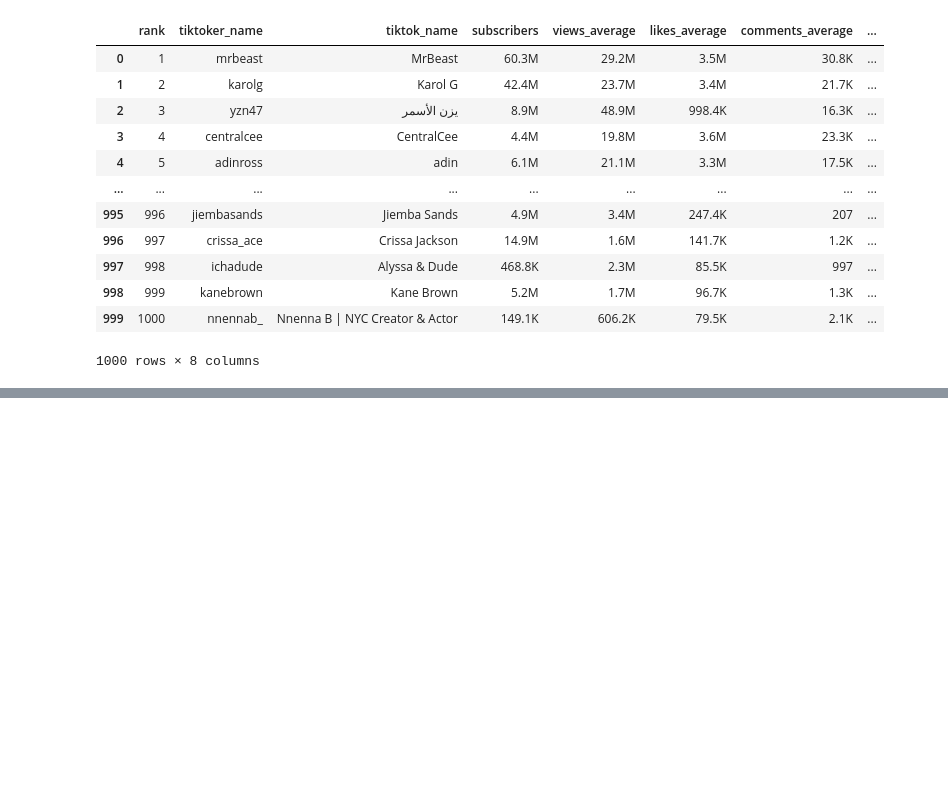
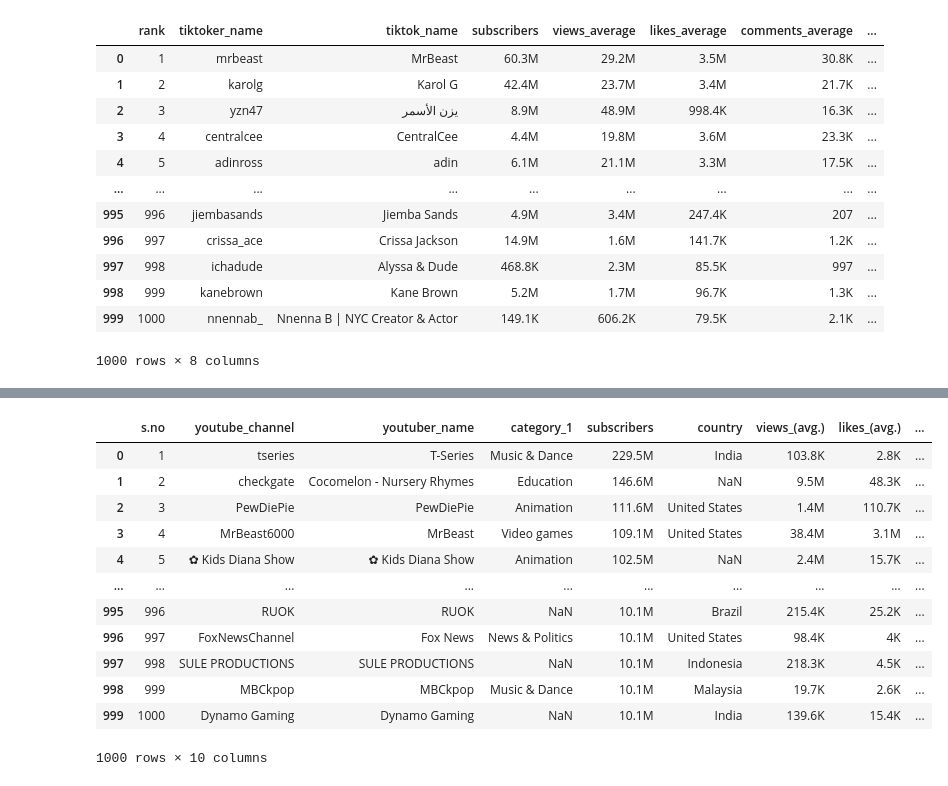
Before and after one commit to AlexOrtiz5/Social_Media, a Jupyter notebook: Clean_Media_Data.ipynb, the cells around one changed output, grey strips where cells are left out. Saved outputs shown, nothing was run; the diff lists cells and outputs as text; code cells hidden in the pictures; blank space fills up the shorter version.

```diff
--- a/Clean_Media_Data.ipynb
+++ b/Clean_Media_Data.ipynb
@@ -651,0 +870,40 @@ df10
+# %%
+# 1. Remove leading/trailing whitespace from column names
+df14.columns = df14.columns.str.strip()
+
+# 2. Standardize column names (lowercase and replace spaces with underscores)
+df14.columns = df14.columns.str.lower().str.replace(' ', '_').str.replace('-', '_')
+
+# 3. Clean string columns (if any) - assuming potential whitespace
+string_columns_14 = df14.select_dtypes(include='object').columns
+for col in string_columns_14:
+    df14[col] = df14[col].str.strip()
+
+# Rename columns for potential consistency
+column_mapping_14 = {
+    'youtube channel': 'youtube_channel_name',
+    'youtuber name': 'youtuber_name',
+    'category': 'category_1',  # Consistent with other files
+    'followers': 'subscribers',
+    '\ncountry': 'audience_country',  # Handling the newline
+    'views (avg.)': 'views_average',
+    'likes (avg.)': 'likes_average',
+    'comments (avg.)': 'comments_average',
+    'category_2': 'category_2'
+}
+df14.rename(columns=column_mapping_14, inplace=True)
+df14
+# %% [output]
+|  | s.no | youtube_channel | youtuber_name | category_1 | subscribers | country | views_(avg.) | likes_(avg.) | ... |
+| 0 | 1 | tseries | T-Series | Music & Dance | 229.5M | India | 103.8K | 2.8K | ... |
+| 1 | 2 | checkgate | Cocomelon - Nursery Rhymes | Education | 146.6M | NaN | 9.5M | 48.3K | ... |
+| 2 | 3 | PewDiePie | PewDiePie | Animation | 111.6M | United States | 1.4M | 110.7K | ... |
+| 3 | 4 | MrBeast6000 | MrBeast | Video games | 109.1M | United States | 38.4M | 3.1M | ... |
+| 4 | 5 | ✿ Kids Diana Show | ✿ Kids Diana Show | Animation | 102.5M | NaN | 2.4M | 15.7K | ... |
+| ... | ... | ... | ... | ... | ... | ... | ... | ... | ... |
+| 995 | 996 | RUOK | RUOK | NaN | 10.1M | Brazil | 215.4K | 25.2K | ... |
+| 996 | 997 | FoxNewsChannel | Fox News | News & Politics | 10.1M | United States | 98.4K | 4K | ... |
+| 997 | 998 | SULE PRODUCTIONS | SULE PRODUCTIONS | NaN | 10.1M | Indonesia | 218.3K | 4.5K | ... |
+| 998 | 999 | MBCkpop | MBCkpop | Music & Dance | 10.1M | Malaysia | 19.7K | 2.6K | ... |
+| 999 | 1000 | Dynamo Gaming | Dynamo Gaming | NaN | 10.1M | India | 139.6K | 15.4K | ... |
+1000 rows × 10 columns
```
Also changed, not shown: parts of 19 cells of this notebook.
